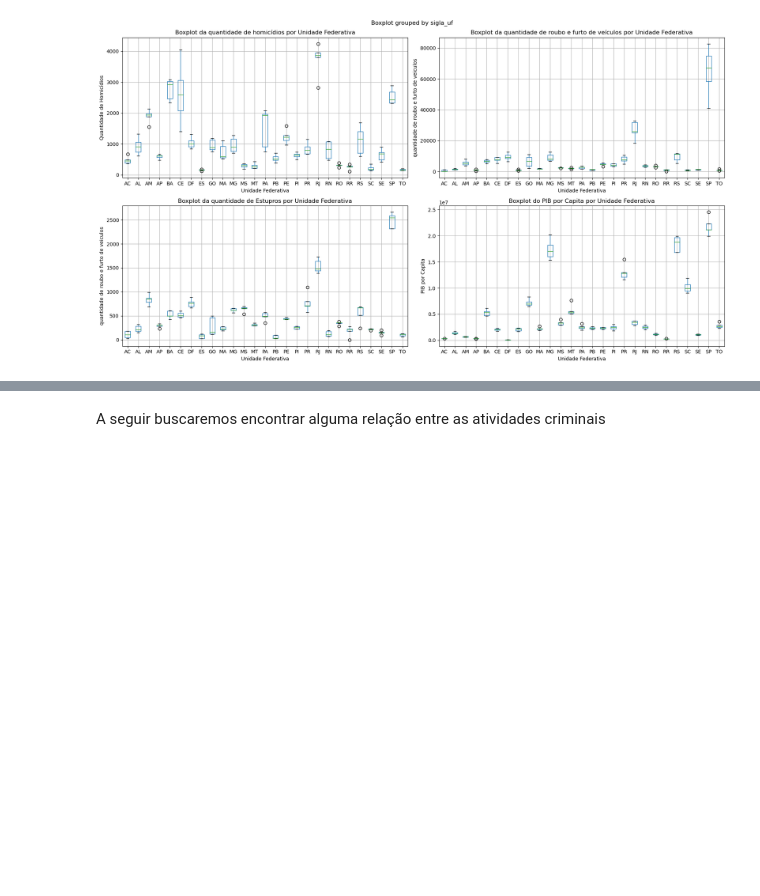
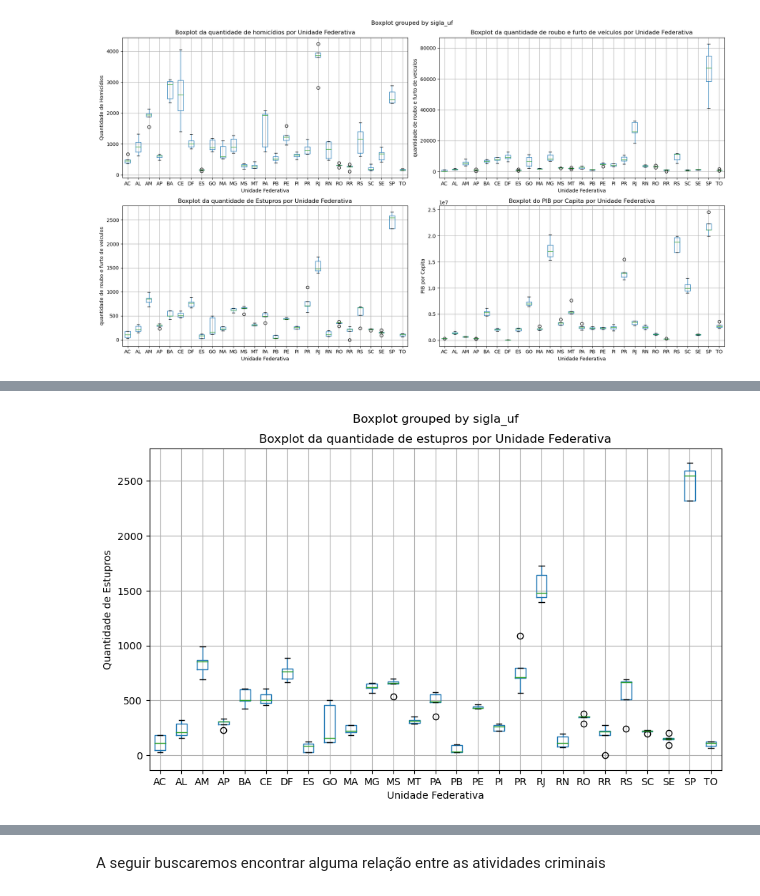
Before and after one commit to Iamiran1/Projeto-2---Ci-ncia-de-Dados, a Jupyter notebook: P2.ipynb, the cells around one changed output, grey strips where cells are left out. Cells and saved outputs as stored; diff of their text form; code cells hidden in the pictures; blank space fills up the shorter version.

```diff
--- a/P2.ipynb
+++ b/P2.ipynb
@@ -325,0 +303,14 @@ plt.show()
+# %%
+# Criar uma figura com um subplot para o terceiro gráfico
+fig, ax = plt.subplots(figsize=(10, 6))
+
+# Boxplot da quantidade de estupros por UF
+dados_ate_2020.boxplot('quantidade_estupro', 'sigla_uf', ax=ax)
+ax.set_title('Boxplot da quantidade de estupros por Unidade Federativa')
+ax.set_xlabel('Unidade Federativa')
+ax.set_ylabel('Quantidade de Estupros')
+
+# Exibir o terceiro gráfico
+plt.show()
+# %% [output]
+[figure, added]
```
Also changed, not shown: parts of 6 cells of this notebook.
